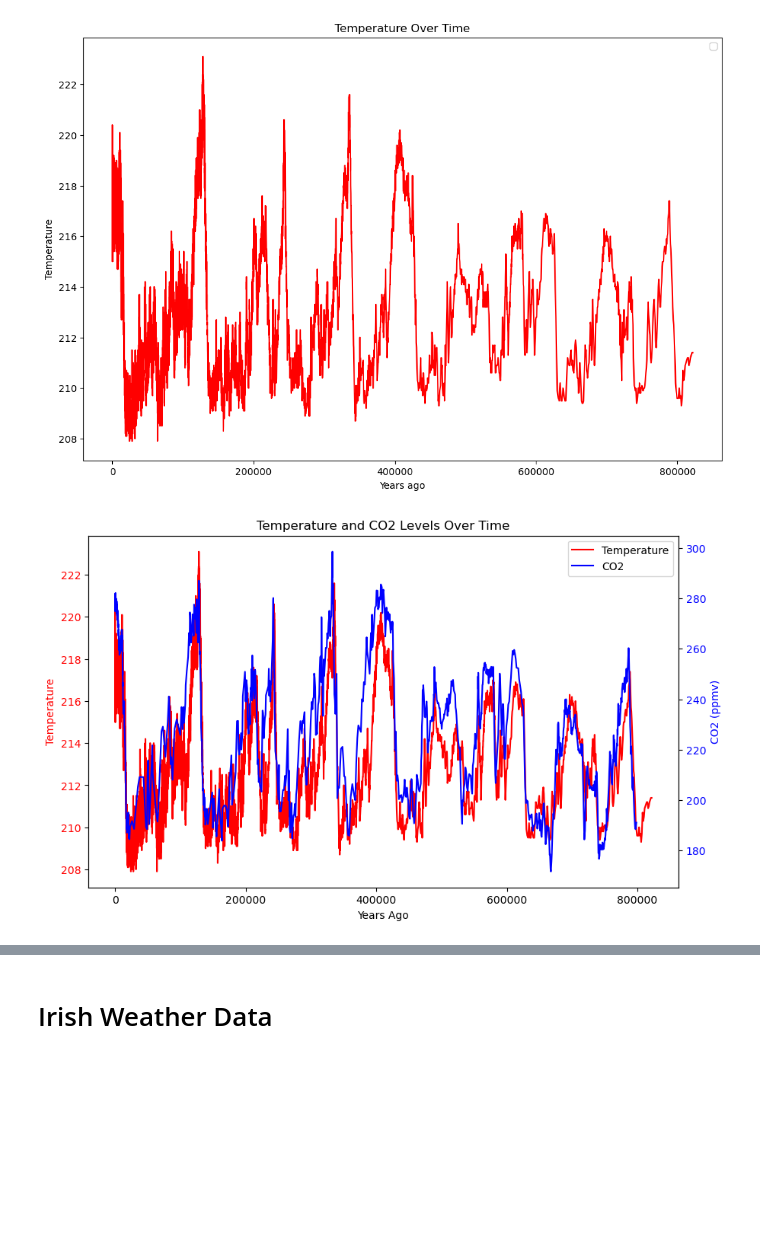
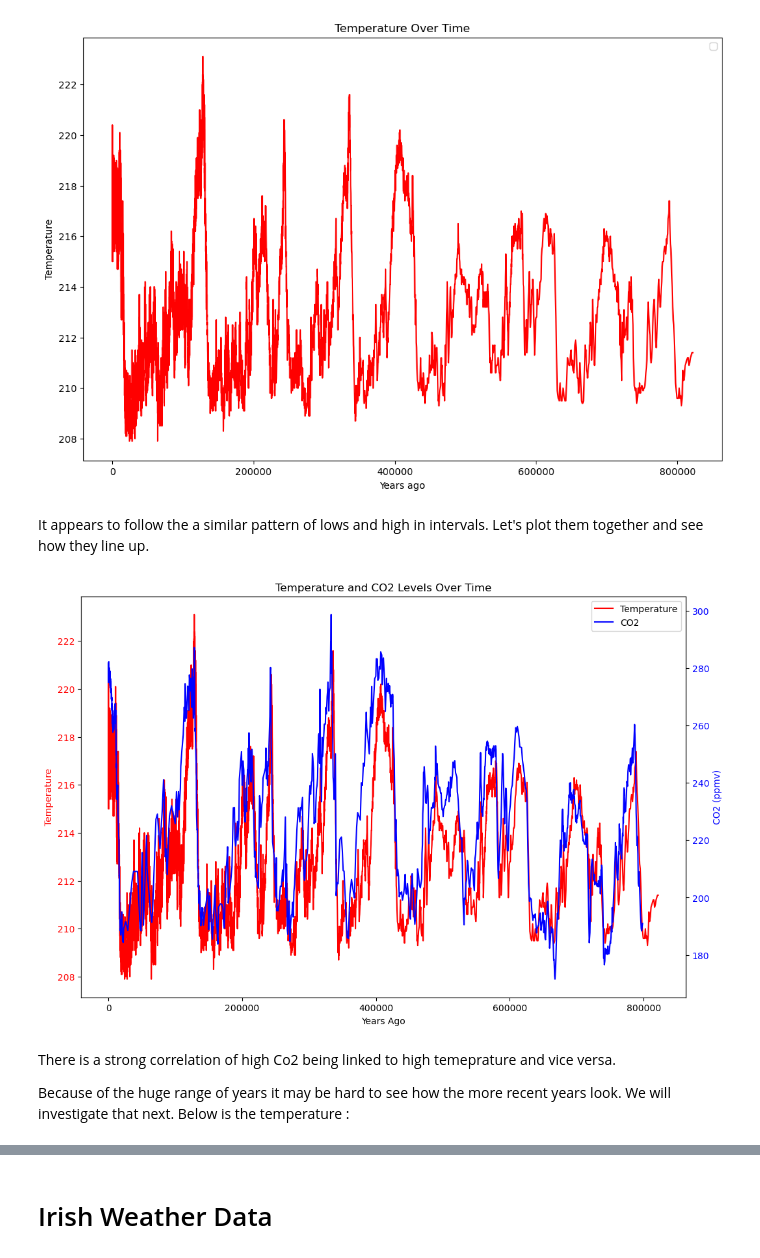
Before and after one commit to frankquinn89/PROGRAMMING_FOR_DATA_ANALYSIS_2, a Jupyter notebook: project.ipynb, the cells around one changed output, grey strips where cells are left out. Saved outputs shown, nothing was run; the diff lists cells and outputs as text; code cells hidden in the pictures; blank space fills up the shorter version.

Commit message:
added analysis on recent temp and co2

```diff
--- a/project.ipynb
+++ b/project.ipynb
@@ -56,30 +60,36 @@ mplot.show()
 # %% [output]
 No artists with labels found to put in legend.  Note that artists whose label start with an underscore are ignored when legend() is called with no argument.
 [figure]
+# %% [markdown]
+It appears to follow the a similar pattern of lows and high in intervals. Let's plot them together and see how they line up.
 # %%
-fig, ax1 = mplot.subplots(figsize=(10, 6))
+fig, ax1 = mplot.subplots(figsize=(12, 8))
 
 color = 'red'
 ax1.plot(temperature_data['AICC2012'], temperature_data['temp'], color=color, label='Temperature')
 ax1.set_xlabel('Years Ago')
 ax1.set_ylabel('Temperature', color=color)
 ax1.tick_params(axis='y', labelcolor=color)
 ax1.set_title('Temperature and CO2 Levels Over Time')
 
 ax2 = ax1.twinx()
 
 color = 'blue'
 ax2.plot(co2_data['EDC3_gas_a (yr)'], co2_data['CO2 (ppmv)'], color=color, label='CO2')
 ax2.set_ylabel('CO2 (ppmv)', color=color)
 ax2.tick_params(axis='y', labelcolor=color)
 
 lines, labels = ax1.get_legend_handles_labels()
 lines2, labels2 = ax2.get_legend_handles_labels()
 ax2.legend(lines + lines2, labels + labels2, loc='upper right')
 
 mplot.show()
 # %% [output]
-[figure, old version]
+[figure, new version]
+# %% [markdown]
+There is a strong correlation of high Co2 being linked to high temeprature and vice versa.
+
+Because of the huge range of years it may be hard to see how the more recent years look. We will investigate that next. Below is the temperature :
 # %%
 annual_temp = pd.read_csv('data/annual_temp.csv')
 
```
Also changed, not shown: parts of 6 cells of this notebook, 1 other file.
